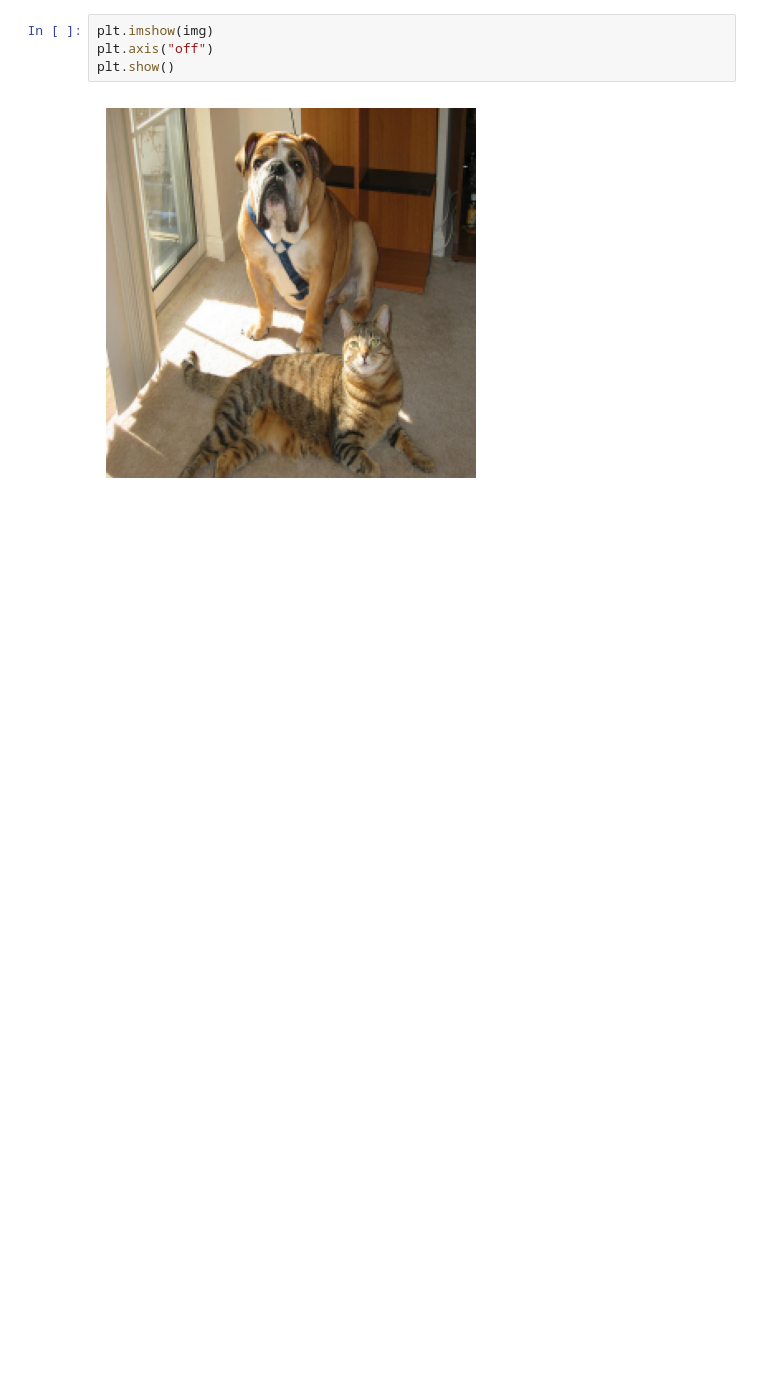
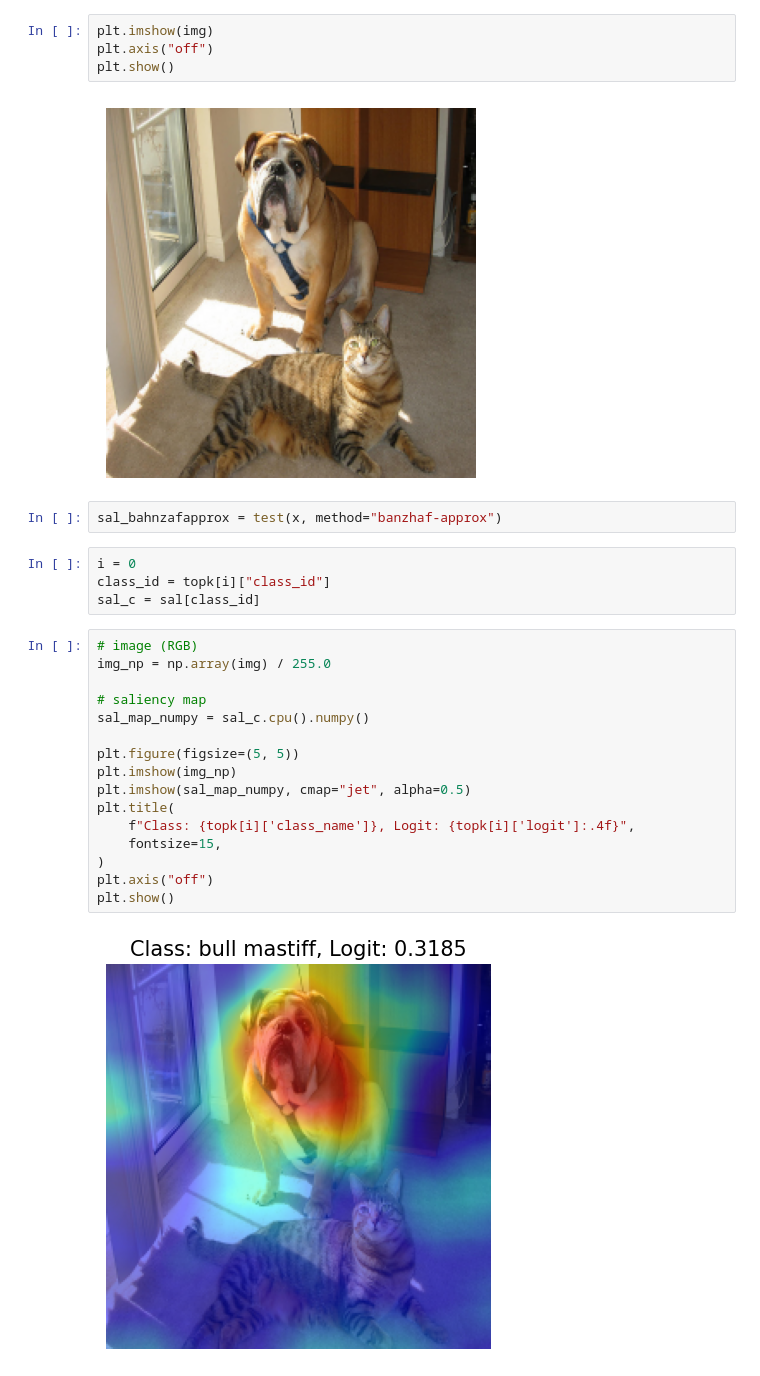
Before and after one commit to muratozturk1337/rise-banzhaf, a Jupyter notebook: notebooks/test.ipynb, the cells around one changed output. Drawn from its saved outputs; the diff is of its cells as text; blank space fills up the shorter version.

Commit message:
baznhaf approx method 1

```diff
--- a/notebooks/test.ipynb
+++ b/notebooks/test.ipynb
@@ -130,3 +130,27 @@ plt.axis("off")
 plt.show()
 # %% [output]
 [figure]
+# %%
+sal_bahnzafapprox = test(x, method="banzhaf-approx")
+# %%
+i = 0
+class_id = topk[i]["class_id"]
+sal_c = sal[class_id]
+# %%
+# image (RGB)
+img_np = np.array(img) / 255.0
+
+# saliency map
+sal_map_numpy = sal_c.cpu().numpy()
+
+plt.figure(figsize=(5, 5))
+plt.imshow(img_np)
+plt.imshow(sal_map_numpy, cmap="jet", alpha=0.5)
+plt.title(
+    f"Class: {topk[i]['class_name']}, Logit: {topk[i]['logit']:.4f}",
+    fontsize=15,
+)
+plt.axis("off")
+plt.show()
+# %% [output]
+[figure, added]
```
Also changed, not shown: parts of 8 cells of this notebook, 1 other file.
